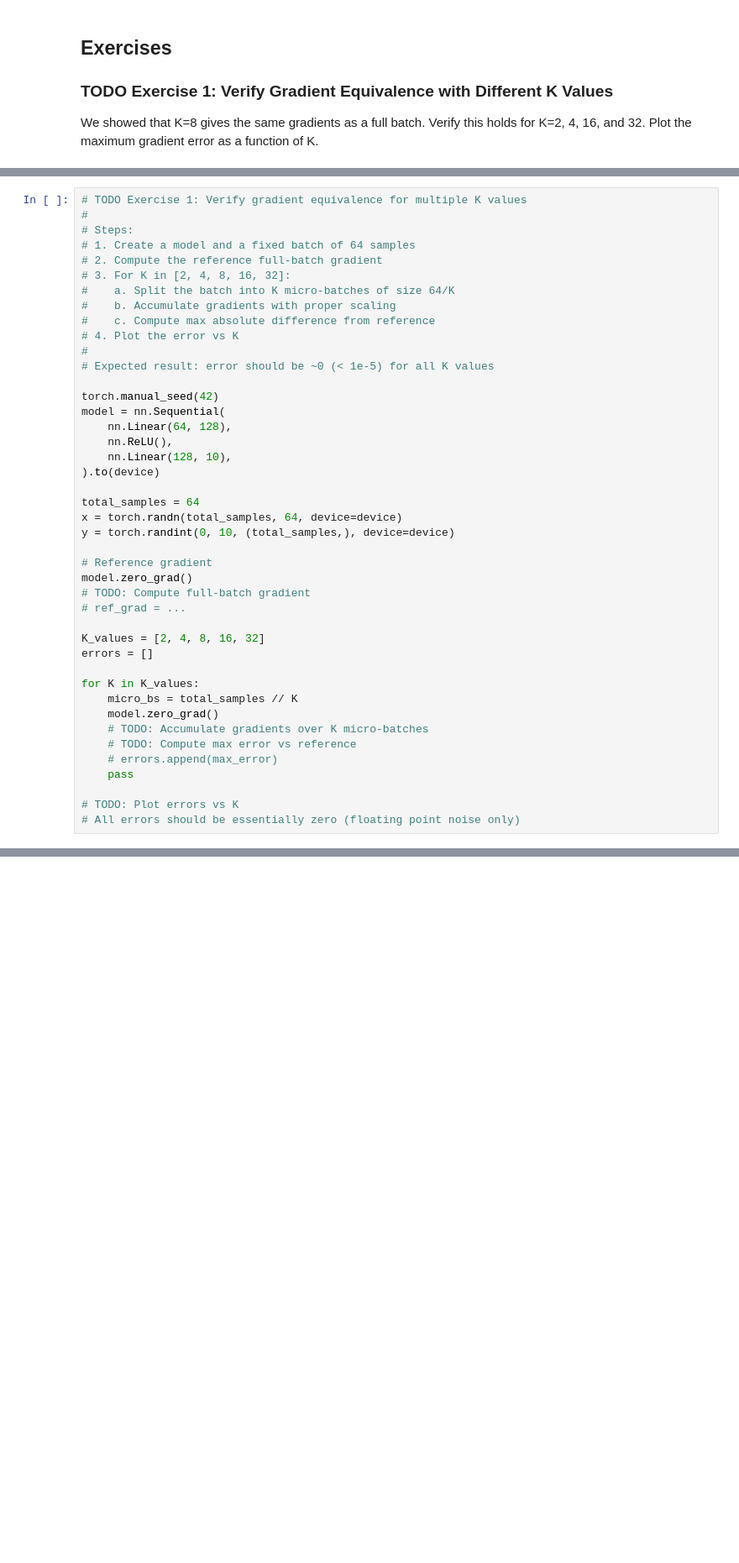
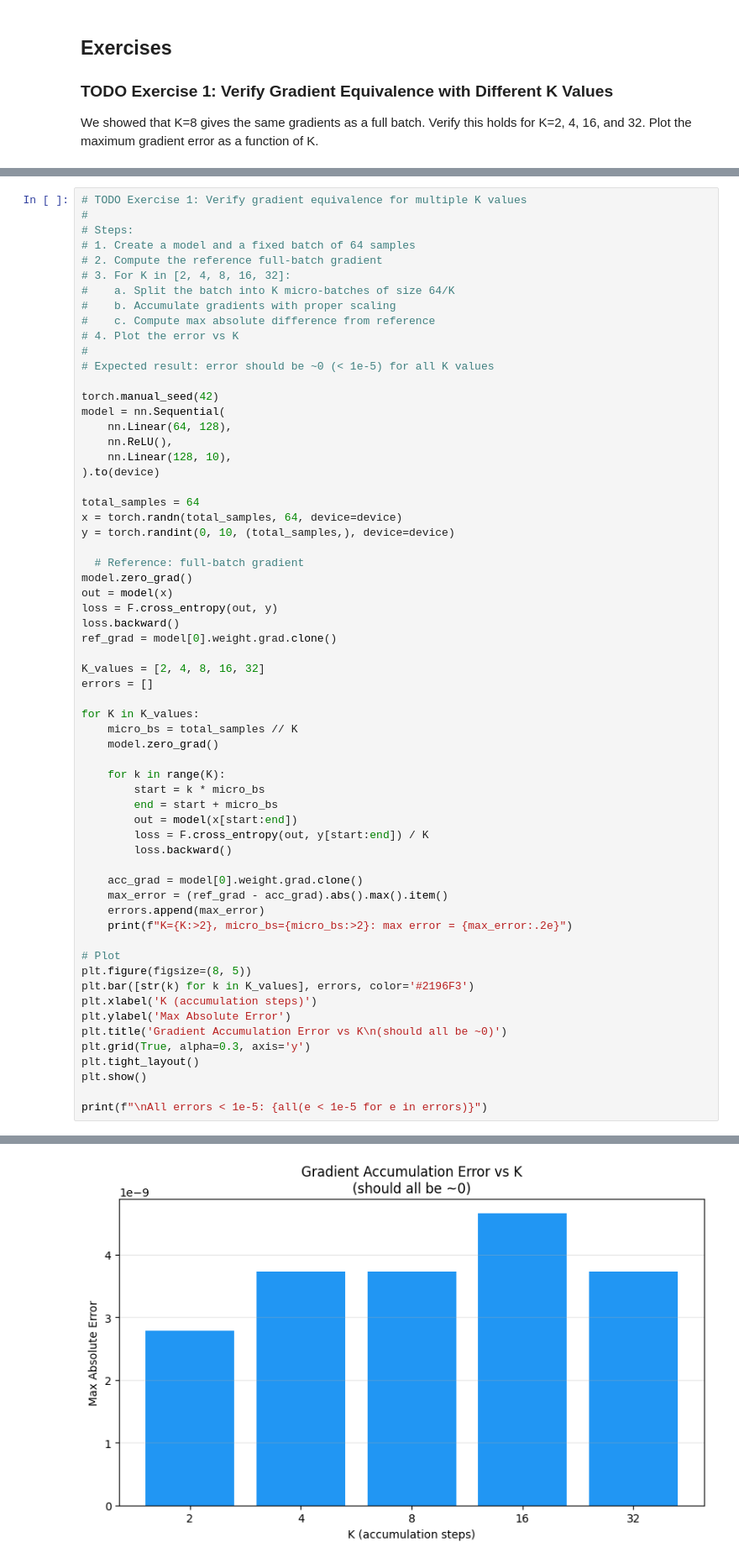
Before and after one commit to Krish-Mahajan/5DParallelismFromScratch, a Jupyter notebook: SingleGPUToMultiGPU/02_gradient_accumulation.ipynb, the cells around one changed output, grey strips where cells are left out. Shown at 84% size. Drawn from its saved outputs; the diff is of its cells as text; blank space fills up the shorter version.

```diff
--- a/SingleGPUToMultiGPU/02_gradient_accumulation.ipynb
+++ b/SingleGPUToMultiGPU/02_gradient_accumulation.ipynb
@@ -794,10 +718,12 @@ total_samples = 64
 x = torch.randn(total_samples, 64, device=device)
 y = torch.randint(0, 10, (total_samples,), device=device)
 
-# Reference gradient
+  # Reference: full-batch gradient
 model.zero_grad()
-# TODO: Compute full-batch gradient
-# ref_grad = ...
+out = model(x)
+loss = F.cross_entropy(out, y)
+loss.backward()
+ref_grad = model[0].weight.grad.clone()
 
 K_values = [2, 4, 8, 16, 32]
 errors = []
@@ -805,10 +731,28 @@ errors = []
 for K in K_values:
     micro_bs = total_samples // K
     model.zero_grad()
-    # TODO: Accumulate gradients over K micro-batches
-    # TODO: Compute max error vs reference
-    # errors.append(max_error)
-    pass
 
-# TODO: Plot errors vs K
-# All errors should be essentially zero (floating point noise only)
+    for k in range(K):
+        start = k * micro_bs
+        end = start + micro_bs
+        out = model(x[start:end])
+        loss = F.cross_entropy(out, y[start:end]) / K
+        loss.backward()
+
+    acc_grad = model[0].weight.grad.clone()
+    max_error = (ref_grad - acc_grad).abs().max().item()
+    errors.append(max_error)
+    print(f"K={K:>2}, micro_bs={micro_bs:>2}: max error = {max_error:.2e}")
+
+# Plot
+plt.figure(figsize=(8, 5))
+plt.bar([str(k) for k in K_values], errors, color='#2196F3')
+plt.xlabel('K (accumulation steps)')
+plt.ylabel('Max Absolute Error')
+plt.title('Gradient Accumulation Error vs K\n(should all be ~0)')
+plt.grid(True, alpha=0.3, axis='y')
+plt.tight_layout()
+plt.show()
+
+print(f"\nAll errors < 1e-5: {all(e < 1e-5 for e in errors)}")
+# %% [output]
@@ -814,0 +764 @@ for K in K_values:
+[figure, added]
```
Also changed, not shown: parts of 36 cells of this notebook, 1 other file.
